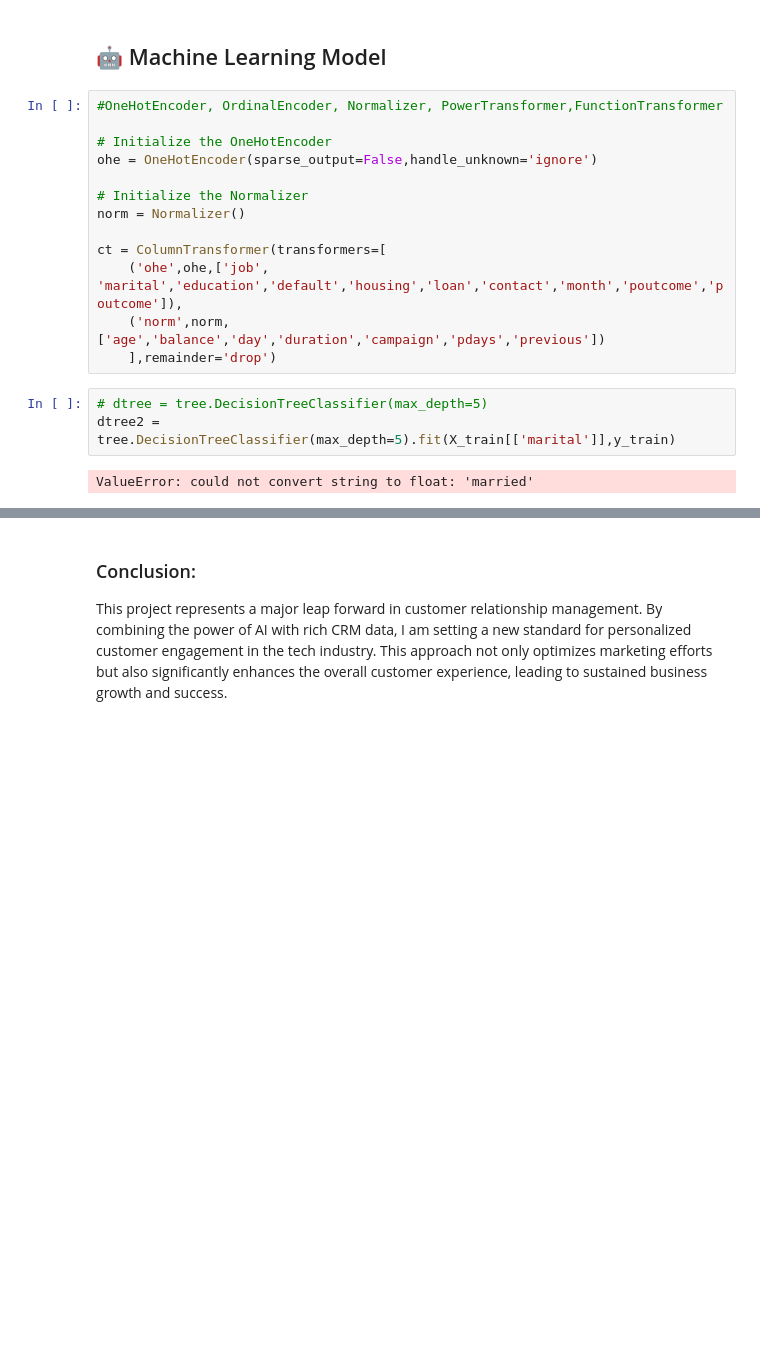
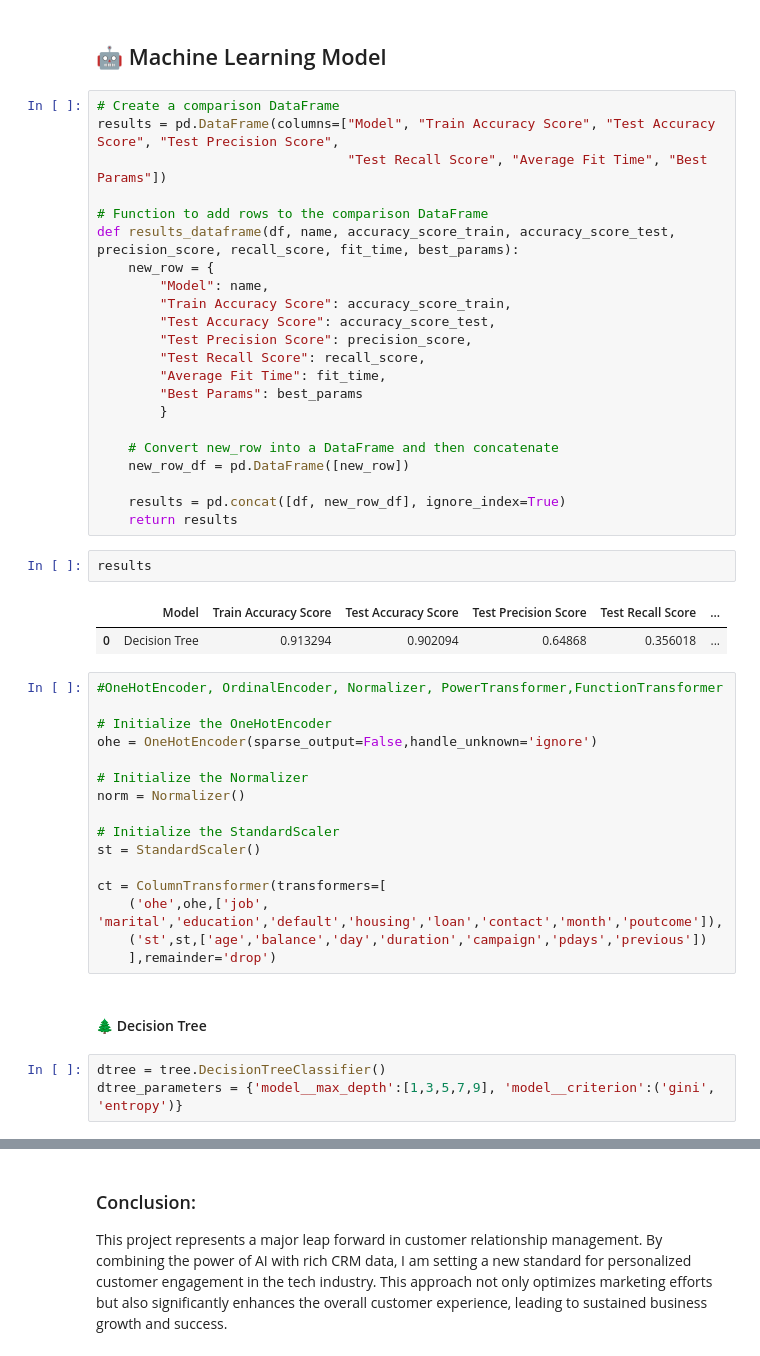
Before and after one commit to gabrieldornella/capstone-project, a Jupyter notebook: notebooks/EDA.ipynb, the cells around one changed output, grey strips where cells are left out. Drawn from its saved outputs; the diff is of its cells as text; blank space fills up the shorter version.

```diff
--- a/notebooks/EDA.ipynb
+++ b/notebooks/EDA.ipynb
@@ -481,6 +487,33 @@ y = data['y_numeric']
 X_train, X_test, y_train, y_test = train_test_split(X,y,test_size=0.3,random_state=42, stratify=y)
 # %% [markdown]
 ## 🤖 Machine Learning Model
+# %%
+# Create a comparison DataFrame
+results = pd.DataFrame(columns=["Model", "Train Accuracy Score", "Test Accuracy Score", "Test Precision Score",
+                                "Test Recall Score", "Average Fit Time", "Best Params"])
+
+# Function to add rows to the comparison DataFrame
+def results_dataframe(df, name, accuracy_score_train, accuracy_score_test, precision_score, recall_score, fit_time, best_params):
+    new_row = {
+        "Model": name,
+        "Train Accuracy Score": accuracy_score_train,
+        "Test Accuracy Score": accuracy_score_test,
+        "Test Precision Score": precision_score,
+        "Test Recall Score": recall_score,
+        "Average Fit Time": fit_time,
+        "Best Params": best_params
+        }
+
+    # Convert new_row into a DataFrame and then concatenate
+    new_row_df = pd.DataFrame([new_row])
+
+    results = pd.concat([df, new_row_df], ignore_index=True)
+    return results
+# %%
+results
+# %% [output]
+|  | Model | Train Accuracy Score | Test Accuracy Score | Test Precision Score | Test Recall Score | ... |
+| 0 | Decision Tree | 0.913294 | 0.902094 | 0.64868 | 0.356018 | ... |
 # %%
 #OneHotEncoder, OrdinalEncoder, Normalizer, PowerTransformer,FunctionTransformer
 
@@ -490,13 +523,16 @@ ohe = OneHotEncoder(sparse_output=False,handle_unknown='ignore')
 # Initialize the Normalizer
 norm = Normalizer()
 
+# Initialize the StandardScaler
+st = StandardScaler()
+
 ct = ColumnTransformer(transformers=[
-    ('ohe',ohe,['job', 'marital','education','default','housing','loan','contact','month','poutcome','poutcome']),
-    ('norm',norm,['age','balance','day','duration','campaign','pdays','previous'])
+    ('ohe',ohe,['job', 'marital','education','default','housing','loan','contact','month','poutcome']),
+    ('st',st,['age','balance','day','duration','campaign','pdays','previous'])
     ],remainder='drop')
-# %%
-# dtree = tree.DecisionTreeClassifier(max_depth=5)
-dtree2 = tree.DecisionTreeClassifier(max_depth=5).fit(X_train[['marital']],y_train)
-# %% [output]
-ValueError: could not convert string to float: 'married'
+# %% [markdown]
+#### 🌲 Decision Tree
+# %%
+dtree = tree.DecisionTreeClassifier()
+dtree_parameters = {'model__max_depth':[1,3,5,7,9], 'model__criterion':('gini', 'entropy')}
 # %%
```
Also changed, not shown: parts of 26 cells of this notebook.
